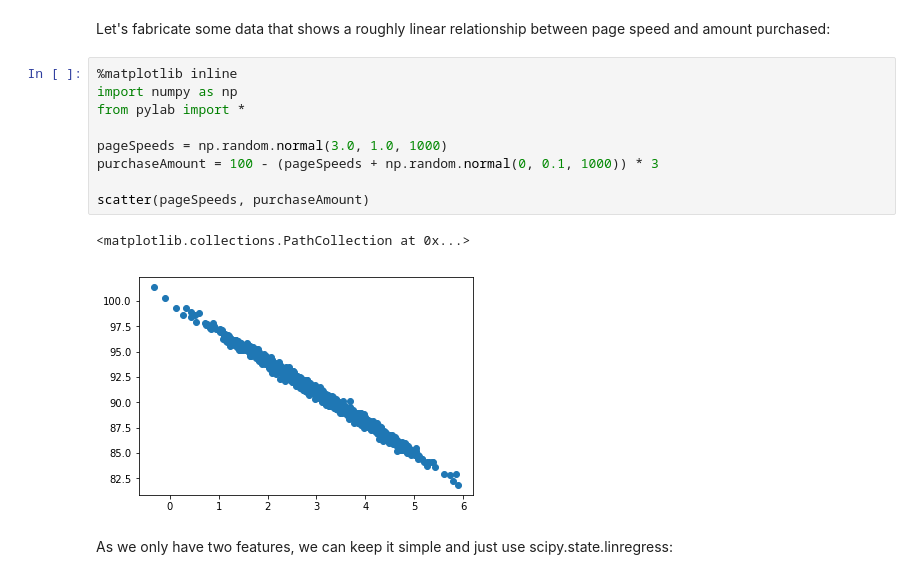
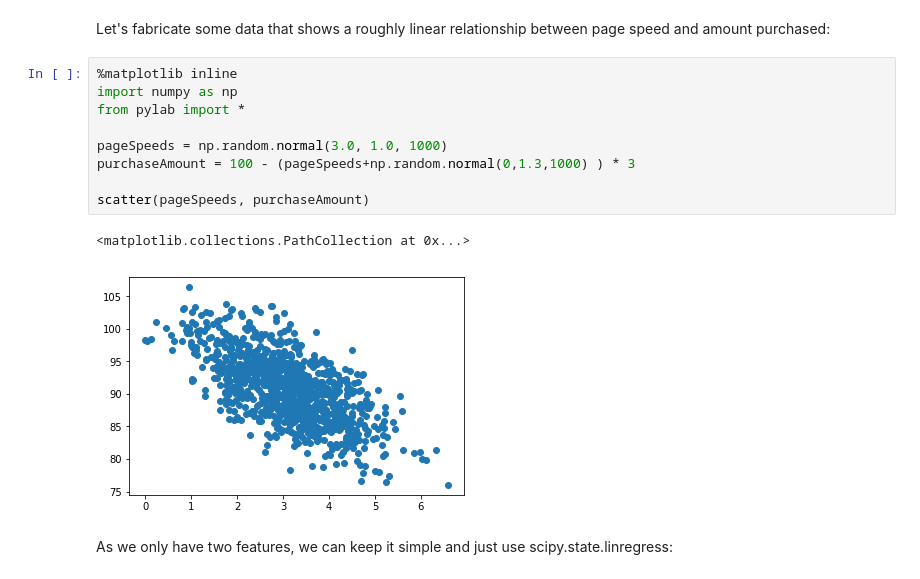
Before and after one commit to sachinyadav3496/PythonInternBatch2018, a Jupyter notebook: Morning_Batch/Data_Science/Python/12LinearRegression.ipynb, the cells around one changed output. Drawn from its saved outputs; the diff is of its cells as text.

```diff
--- a/Morning_Batch/Data_Science/Python/12LinearRegression.ipynb
+++ b/Morning_Batch/Data_Science/Python/12LinearRegression.ipynb
@@ -5,15 +5,15 @@ Let's fabricate some data that shows a roughly linear relationship between page
 # %%
 %matplotlib inline
 import numpy as np
 from pylab import *
 
 pageSpeeds = np.random.normal(3.0, 1.0, 1000)
-purchaseAmount = 100 - (pageSpeeds + np.random.normal(0, 0.1, 1000)) * 3
+purchaseAmount = 100 - (pageSpeeds+np.random.normal(0,1.3,1000) ) * 3
 
 scatter(pageSpeeds, purchaseAmount)
 # %% [output]
 <matplotlib.collections.PathCollection at 0x...>
-[figure, old version]
+[figure, new version]
 # %% [markdown]
 As we only have two features, we can keep it simple and just use scipy.state.linregress:
 # %%
```
Also changed, not shown: parts of 2 cells of this notebook, 40 other files.
